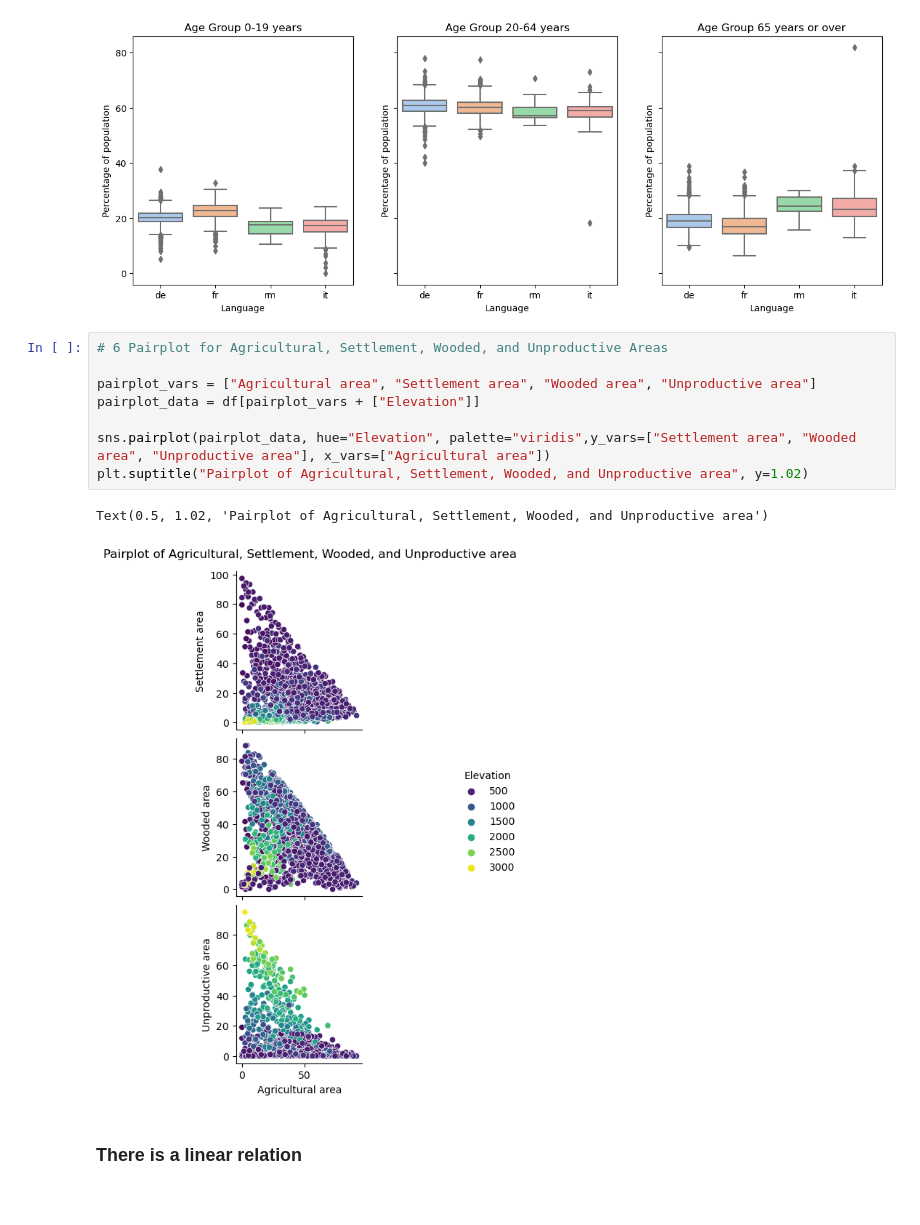
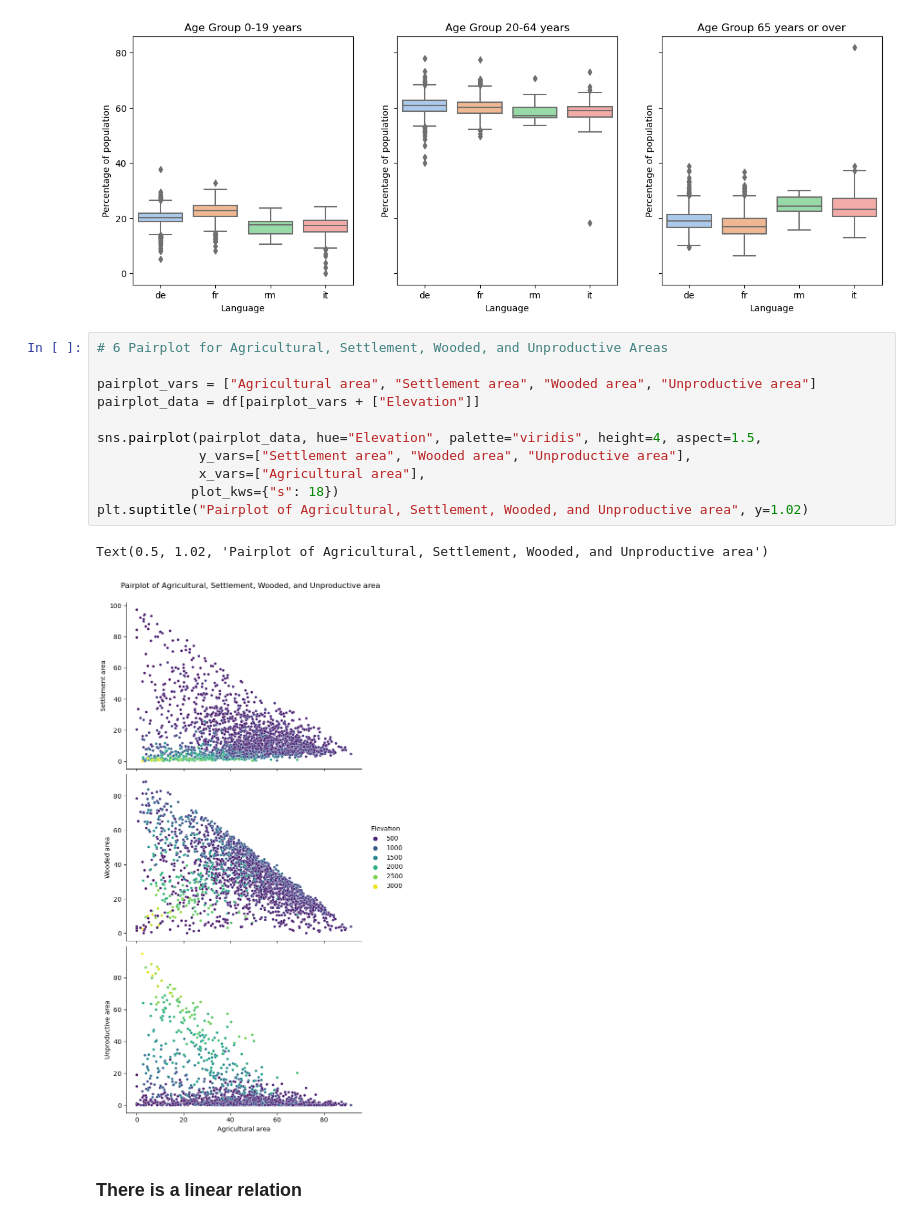
Before and after one commit to CarlosP333/Project-1, a Jupyter notebook: communes_solution.ipynb, the cells around one changed output. Cells and saved outputs as stored; diff of their text form.

```diff
--- a/communes_solution.ipynb
+++ b/communes_solution.ipynb
@@ -298,14 +331,17 @@ Text(0, 0.5, 'Percentage of population')
 # %%
 # 6 Pairplot for Agricultural, Settlement, Wooded, and Unproductive Areas
 
 pairplot_vars = ["Agricultural area", "Settlement area", "Wooded area", "Unproductive area"]
 pairplot_data = df[pairplot_vars + ["Elevation"]]
 
-sns.pairplot(pairplot_data, hue="Elevation", palette="viridis",y_vars=["Settlement area", "Wooded area", "Unproductive area"], x_vars=["Agricultural area"])
+sns.pairplot(pairplot_data, hue="Elevation", palette="viridis", height=4, aspect=1.5,
+             y_vars=["Settlement area", "Wooded area", "Unproductive area"],
+             x_vars=["Agricultural area"],
+            plot_kws={"s": 18})
 plt.suptitle("Pairplot of Agricultural, Settlement, Wooded, and Unproductive area", y=1.02)
 # %% [output]
 Text(0.5, 1.02, 'Pairplot of Agricultural, Settlement, Wooded, and Unproductive area')
-[figure, old version]
+[figure, new version]
 # %% [markdown]
 ### There is a linear relation
 # %%
```
Also changed, not shown: parts of 11 cells of this notebook.
